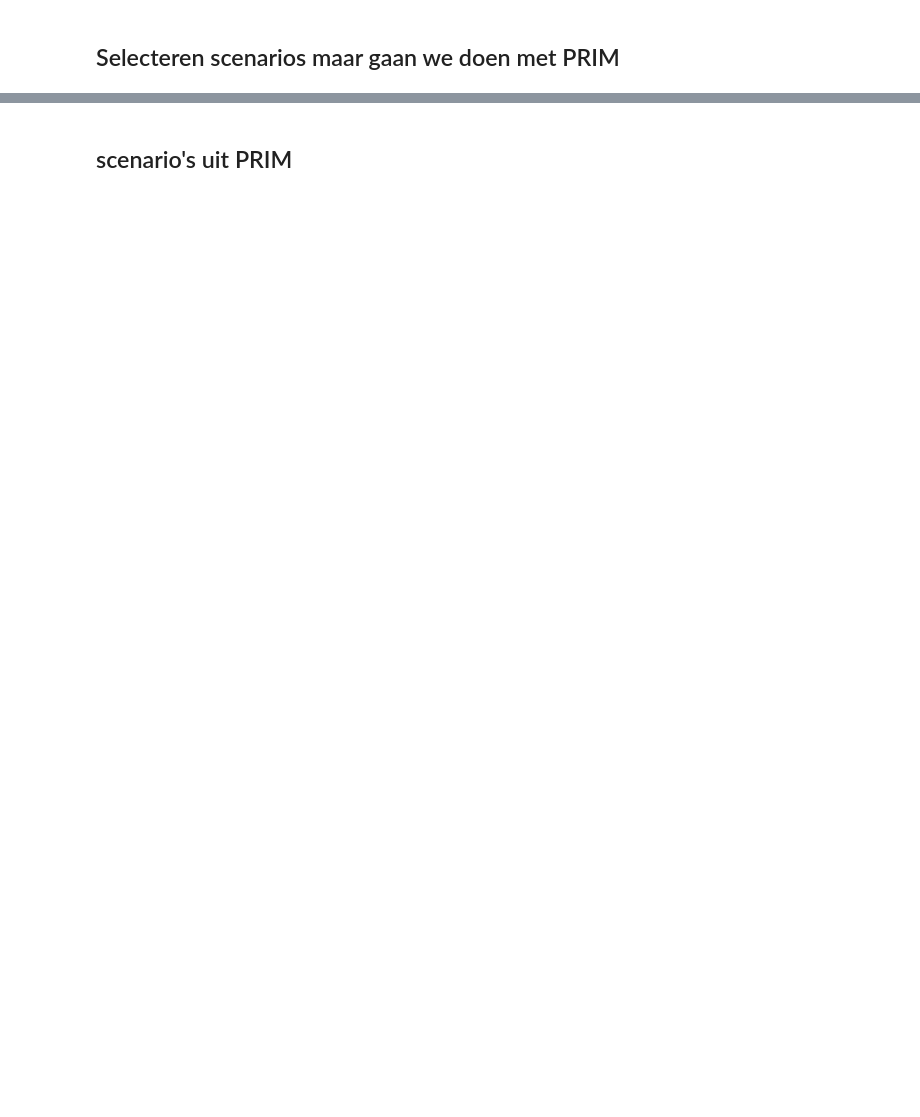
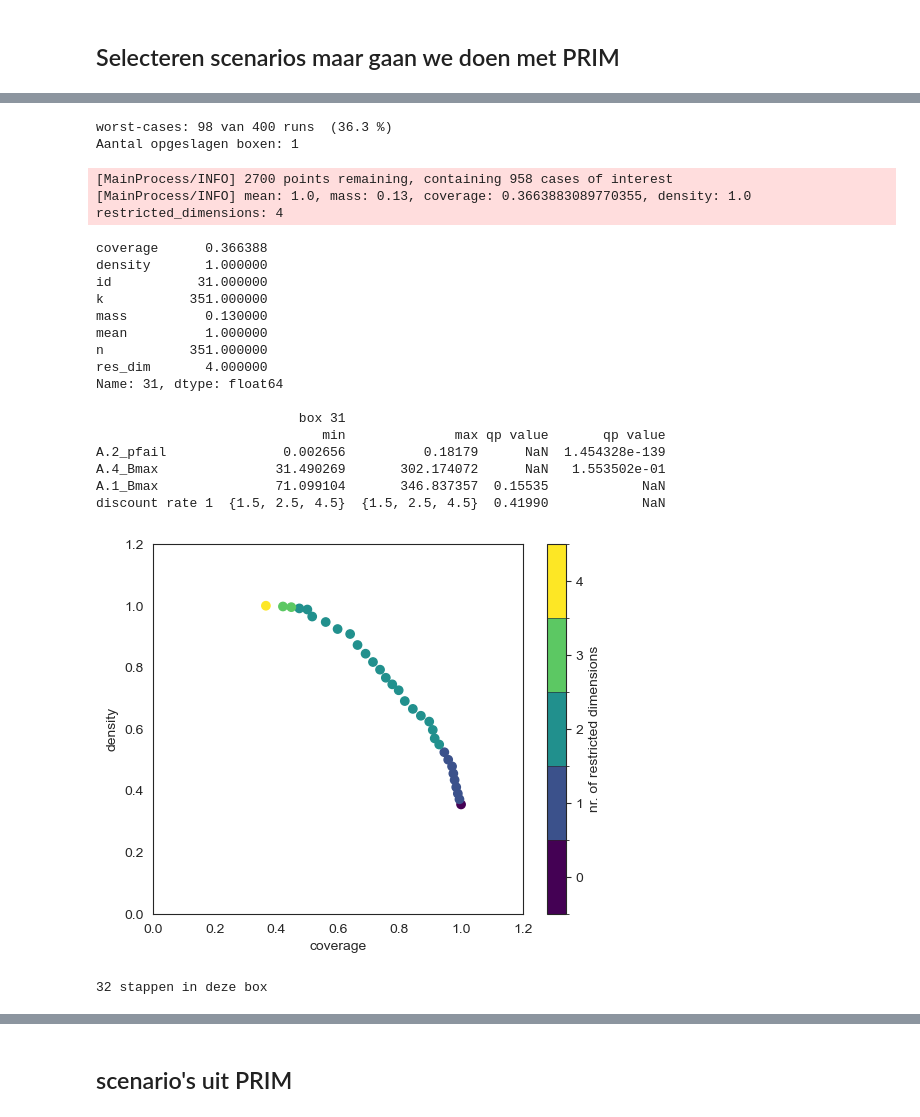
Before and after one commit to jmcbeelen/EPA141A, a Jupyter notebook: final assignment/MORDM.ipynb, the cells around one changed output, grey strips where cells are left out. Saved outputs shown, nothing was run; the diff lists cells and outputs as text; code cells hidden in the pictures; blank space fills up the shorter version.

```diff
--- a/final assignment/MORDM.ipynb
+++ b/final assignment/MORDM.ipynb
@@ -270,3 +417,62 @@ selected
 # %%
+hri_sys = outcomes["A.2_HRI per dike"]
+hri_q25 = np.percentile(hri_sys, 25)# (N,) systeembreed
+target_hri = hri_sys <= hri_q25
 
-scenarios = [Scenario(f"{index}", **row) for index, row in selected.iterrows()]
+        # ---- 2.2 Expected Annual Damage ----
+ead_total = outcomes["A.2 Total Costs"] # (N,)
+ead_q75 = np.percentile(ead_total, 75)
+target_ead = ead_total >= ead_q75
+
+        # # ---- 2.3 RfR Total Costs ----
+        # rfr_costs = outcomes["RfR Total Costs"].sum(axis=1)  # (N,)
+        # rfr_q75 = np.percentile(rfr_costs, 75)
+        # target_rfr = rfr_costs >= rfr_q75
+
+        # ---- 2.4 Combineer tot één worst-case target ----
+y = target_hri | target_ead        # booleaanse vector (N,)
+print(f"worst-cases: {y.sum()} van {n_scenarios*policies} runs  ({y.mean()*100:.1f} %)")
+
+        #Determine model uncertainties
+cols_unc = [u.name for u in model.uncertainties]
+X = experiments[cols_unc]
+
+#Start PRIM
+prim_alg = prim.Prim(
+            X, y,
+            threshold=0.80,
+        )
+
+print("Aantal opgeslagen boxen:", len(prim_alg.boxes))
+# %% [output]
+worst-cases: 98 van 400 runs  (36.3 %)
+Aantal opgeslagen boxen: 1
+# %%
+# A) De “beste” box volgens je threshold
+box = prim_alg.find_box()
+box.inspect()
+box.show_tradeoff()
+plt.show()# geeft een PrimBox terug
+traj = box.peeling_trajectory
+print(len(traj), "stappen in deze box")
+# %% [output]
+[MainProcess/INFO] 2700 points remaining, containing 958 cases of interest
+[MainProcess/INFO] mean: 1.0, mass: 0.13, coverage: 0.3663883089770355, density: 1.0 restricted_dimensions: 4
+coverage      0.366388
+density       1.000000
+id           31.000000
+k           351.000000
+mass          0.130000
+mean          1.000000
+n           351.000000
+res_dim       4.000000
+Name: 31, dtype: float64
+
+                          box 31
+                             min              max qp value       qp value
+A.2_pfail               0.002656          0.18179      NaN  1.454328e-139
+A.4_Bmax               31.490269       302.174072      NaN   1.553502e-01
+A.1_Bmax               71.099104       346.837357  0.15535            NaN
+discount rate 1  {1.5, 2.5, 4.5}  {1.5, 2.5, 4.5}  0.41990            NaN
+[figure, added]
+32 stappen in deze box
```
Also changed, not shown: parts of 48 cells of this notebook, 2 other files.
